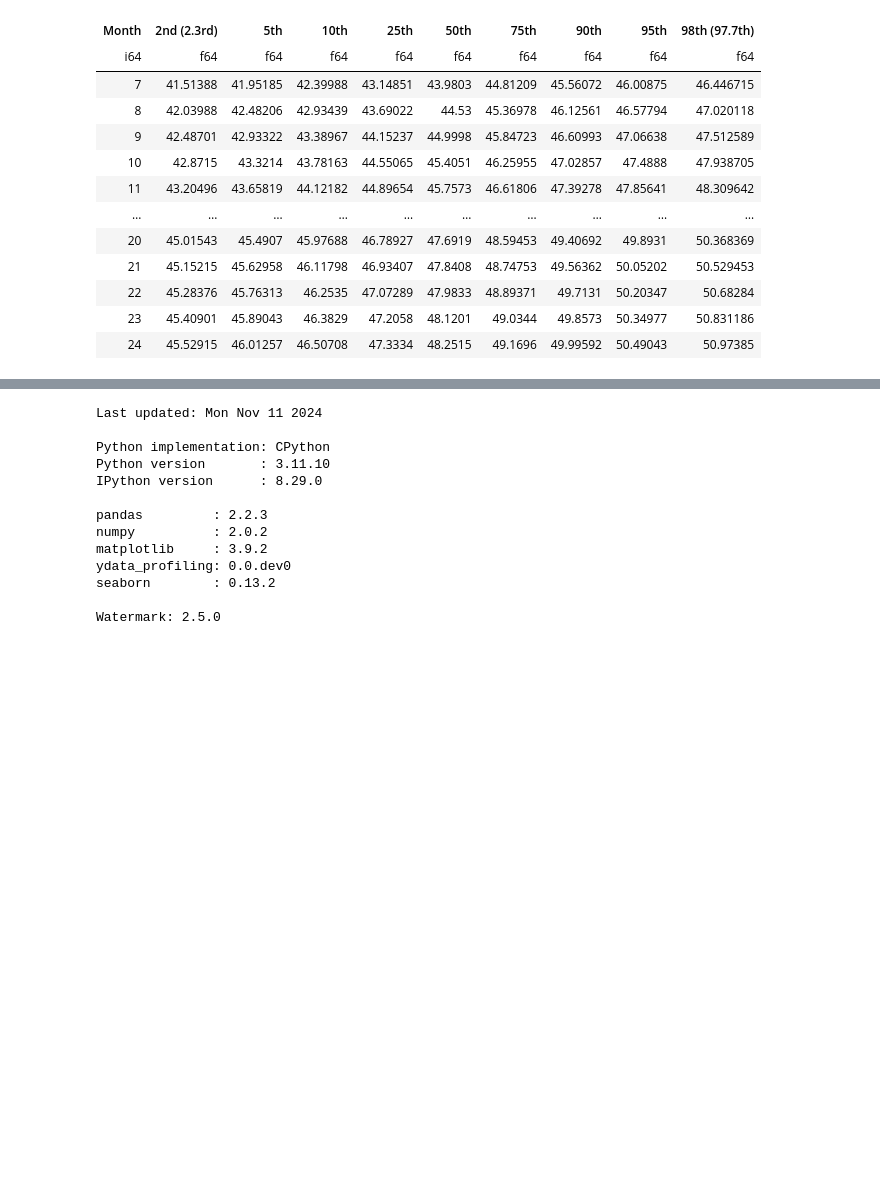
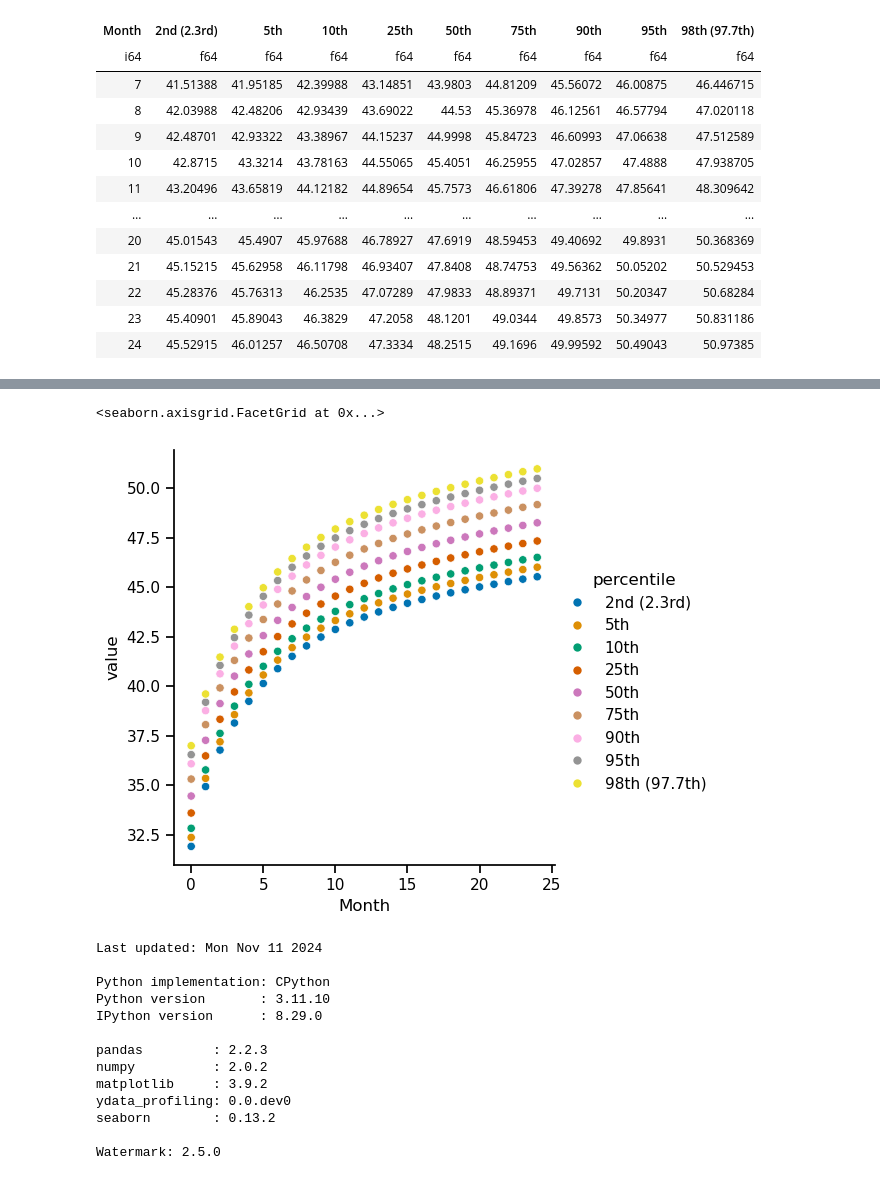
Before and after one commit to benslack19/data-science-base-repo, a Jupyter notebook: project/nb_template.ipynb, the cells around one changed output, grey strips where cells are left out. Saved outputs shown, nothing was run; the diff lists cells and outputs as text; code cells hidden in the pictures; blank space fills up the shorter version.

Commit message:
feat: add unpivot and plotting for polars example

```diff
--- a/project/nb_template.ipynb
+++ b/project/nb_template.ipynb
@@ -195,3 +201,9 @@ shape: (18, 10)
 | 22 | 45.28376 | 45.76313 | 46.2535 | 47.07289 | 47.9833 | 48.89371 | 49.7131 | 50.20347 | 50.68284 |
 | 23 | 45.40901 | 45.89043 | 46.3829 | 47.2058 | 48.1201 | 49.0344 | 49.8573 | 50.34977 | 50.831186 |
 | 24 | 45.52915 | 46.01257 | 46.50708 | 47.3334 | 48.2515 | 49.1696 | 49.99592 | 50.49043 | 50.97385 |
+# %%
+# analogous to melt
+data_df_m = data_df.unpivot(index="Month").rename({"variable": "percentile"})
+
+# using glimpse to preview
+data_df_m.glimpse()
@@ -198,3 +216,9 @@ shape: (18, 10)
+# %%
+# plots with seaborn
+sns.relplot(data=data_df_m, x="Month", y="value", hue="percentile")
+# %% [output]
+<seaborn.axisgrid.FacetGrid at 0x...>
+[figure, added]
 # %%
 %load_ext watermark
 %watermark -n -u -v -iv -w
```
Also changed, not shown: parts of 4 cells of this notebook.
